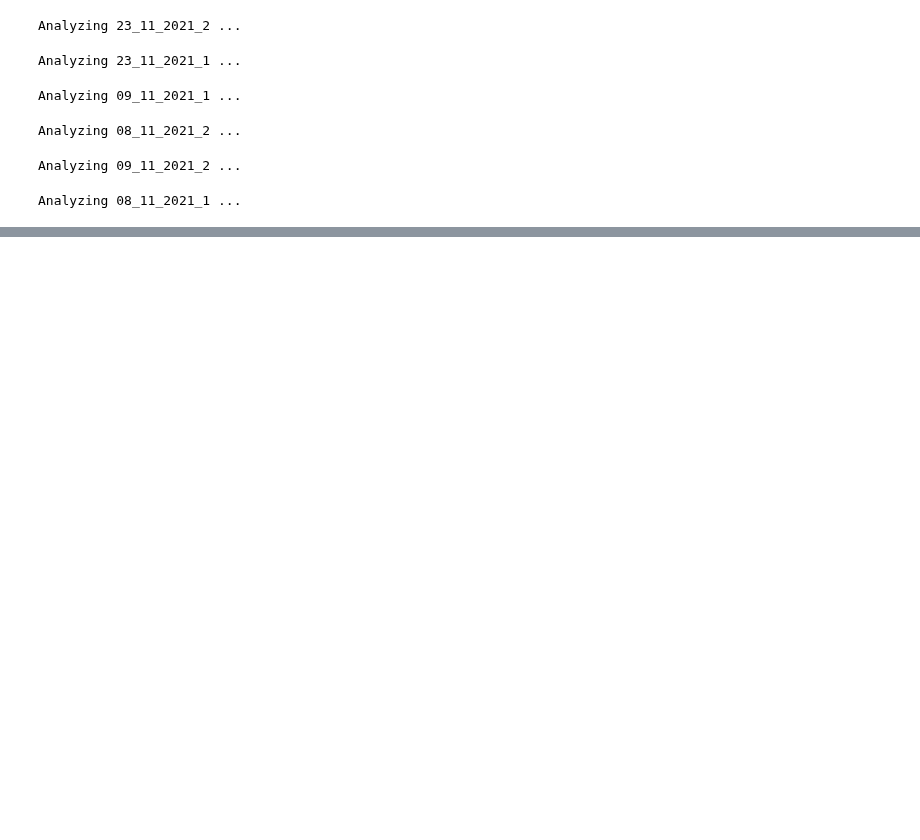
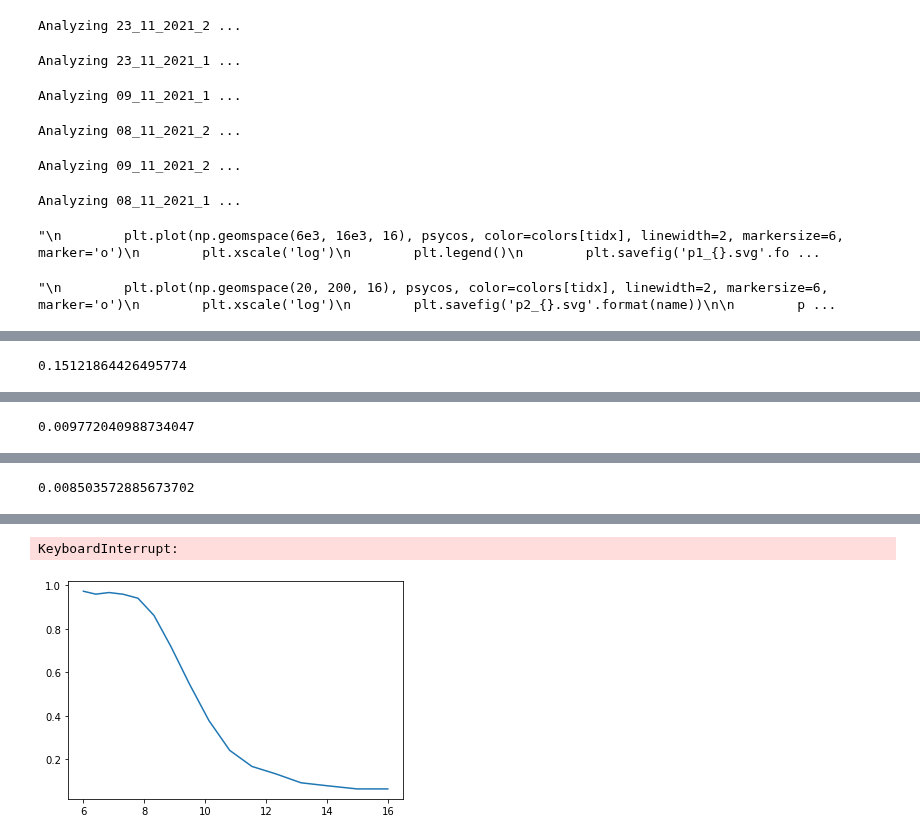
Before and after one commit to AntoninVerdier/Utilities, a Jupyter notebook: Electrophy_Analysis/Psychoacoustic curve .ipynb, the cells around one changed output, grey strips where cells are left out. Drawn from its saved outputs; the diff is of its cells as text; code cells hidden in the pictures; blank space fills up the shorter version.

```diff
--- a/Electrophy_Analysis/Psychoacoustic curve .ipynb
+++ b/Electrophy_Analysis/Psychoacoustic curve .ipynb
@@ -89,7 +89,7 @@ def svm_preformance(rec):
     plt.savefig('performance_svm_population.png')
     plt.show()
 # %%
-def psychocurve1(rec, pb=0, pa=1000, timebin=10, vec='complete'):
+def psychocurve1(rec, pb=0, pa=1000, timebin=10, vec='complete', name='test'):
 
     colors = ['blue']
     for tidx, t in enumerate([params.task1]):
@@ -130,13 +130,19 @@ def psychocurve1(rec, pb=0, pa=1000, timebin=10, vec='complete'):
         psycos = np.array(psycos).reshape(-1, 16)
         psycos = np.mean(psycos, axis=0)
 
+        return psycos
+"""
         plt.plot(np.geomspace(6e3, 16e3, 16), psycos, color=colors[tidx], linewidth=2, markersize=6, marker='o')
         plt.xscale('log')
-        plt.savefig('p1.svg')
+        plt.legend()
+        plt.savefig('p1_{}.svg'.format(name))
 
-        plt.show()
+
+        plt.show()"""
+# %% [output]
+"\n        plt.plot(np.geomspace(6e3, 16e3, 16), psycos, color=colors[tidx], linewidth=2, markersize=6, marker='o')\n        plt.xscale('log')\n        plt.legend()\n        plt.savefig('p1_{}.svg'.fo ...
 # %%
-def psychocurve2(rec, pb=0, pa=1000, timebin=10, vec='complete'):
+def psychocurve2(rec, pb=0, pa=1000, timebin=10, vec='complete', name='test'):
 
 
     colors = ['forestgreen']
@@ -178,13 +184,17 @@ def psychocurve2(rec, pb=0, pa=1000, timebin=10, vec='complete'):
         psycos = np.array(psycos).reshape(-1, 16)
         psycos = np.mean(psycos, axis=0)
 
+        return psycos
+"""
         plt.plot(np.geomspace(20, 200, 16), psycos, color=colors[tidx], linewidth=2, markersize=6, marker='o')
         plt.xscale('log')
-        plt.savefig('p2.svg')
+        plt.savefig('p2_{}.svg'.format(name))
 
-        plt.show()
+        plt.show()"""
+# %% [output]
+"\n        plt.plot(np.geomspace(20, 200, 16), psycos, color=colors[tidx], linewidth=2, markersize=6, marker='o')\n        plt.xscale('log')\n        plt.savefig('p2_{}.svg'.format(name))\n\n        p ...
 # %%
-def psychocurve3(rec, pb=0, pa=1000, timebin=10, vec='complete'):
+def psychocurve3(rec, pb=0, pa=1000, timebin=10, vec='complete', name='test'):
 
     task31 = [8, 12 , 16, 20, 0, 4]
     task32 = [x + 1 for x in task31]
@@ -230,13 +240,15 @@ def psychocurve3(rec, pb=0, pa=1000, timebin=10, vec='complete'):
         psycos = np.array(psycos).reshape(-1, 6)
         psycos = np.mean(psycos, axis=0)
 
+        return psycos
+
         plt.plot(np.geomspace(20, 200, 6), psycos, color=colors[tidx], label=legends[tidx], linewidth=2, markersize=6, marker='o')
         plt.xscale('log')
         plt.legend()
-    plt.savefig('Psyco3.svg')
+    plt.savefig('p3_{}.svg'.format(name))
     plt.show()
 # %%
-def psychocurve4(rec, pb=0, pa=1000, timebin=10, vec='complete'):
+def psychocurve4(rec, pb=0, pa=1000, timebin=10, vec='complete', name='test'):
     colors = ['purple']
     for tidx, t in enumerate([params.task4]):
 
@@ -277,4 +289,35 @@ def psychocurve4(rec, pb=0, pa=1000, timebin=10, vec='complete'):
         psycos = np.mean(psycos, axis=0)
 
         plt.plot([0, 2, 4, 6, 8, 10], psycos, color=colors[tidx], linewidth=2, markersize=6, marker='o')
+        plt.savefig('p4_{}.svg'.format(name))
         plt.show()
+# %%
+from sklearn.metrics import mean_squared_error as mse
+
+# Define parameters for hypersearch
+parameters = {'pa': np.linspace(0, 1000, 10),
+              'timebin': np.linspace(0, 100, 5),
+              'vec':['complete', 'pop', 'time']}
+
+root = '/home/anverdie/Documents/Code/Utilities/Electrophy_Analysis/Beh_data/'
+task_1 = np.load(os.path.join(root, 'C/Panel_C_data.pkl'), allow_pickle=True)['mean_psykos']
+task_2 = np.load(os.path.join(root, 'D/Panel_D_data.pkl'), allow_pickle=True)['mean_psykos']
+
+plt.plot(np.geomspace(6, 16, 16), task_1)
+
+def scoring_fit(pa, timebin, vec):
+    predict_1 = psychocurve1(rec, pb=0, pa=pa,timebin=timebin, vec=vec)
+    predict_2 = psychocurve2(rec, pb=0, pa=pa,timebin=timebin, vec=vec)
+    predict_3 = psychocurve3(rec, pb=0, pa=pa,timebin=timebin, vec=vec)
+    predict_4 = psychocurve4(rec, pb=0, pa=pa,timebin=timebin, vec=vec)
+
+    score_1 = mse(task_1, predict_1)
+    return score_1
+
+results = {}
+for pa in parameters['pa']:
+    for timebin in parameters['timebin']:
+        for vec in parameters['vec']:
+            score = scoring_fit(pa, timebin, vec)
+            results['{}_{}_{}'.format(pa, timebine, vec)] = score
+# %% [output]
@@ -280,0 +326 @@ def psychocurve4(rec, pb=0, pa=1000, timebin=10, vec='complete'):
+0.15121864426495774
@@ -280,0 +329 @@ def psychocurve4(rec, pb=0, pa=1000, timebin=10, vec='complete'):
+0.009772040988734047
@@ -280,0 +332 @@ def psychocurve4(rec, pb=0, pa=1000, timebin=10, vec='complete'):
+0.008503572885673702
@@ -281 +335,3 @@ def psychocurve4(rec, pb=0, pa=1000, timebin=10, vec='complete'):
+KeyboardInterrupt:
+[figure, added]
 # %%
```
Also changed, not shown: parts of 7 cells of this notebook, 5 other files.
